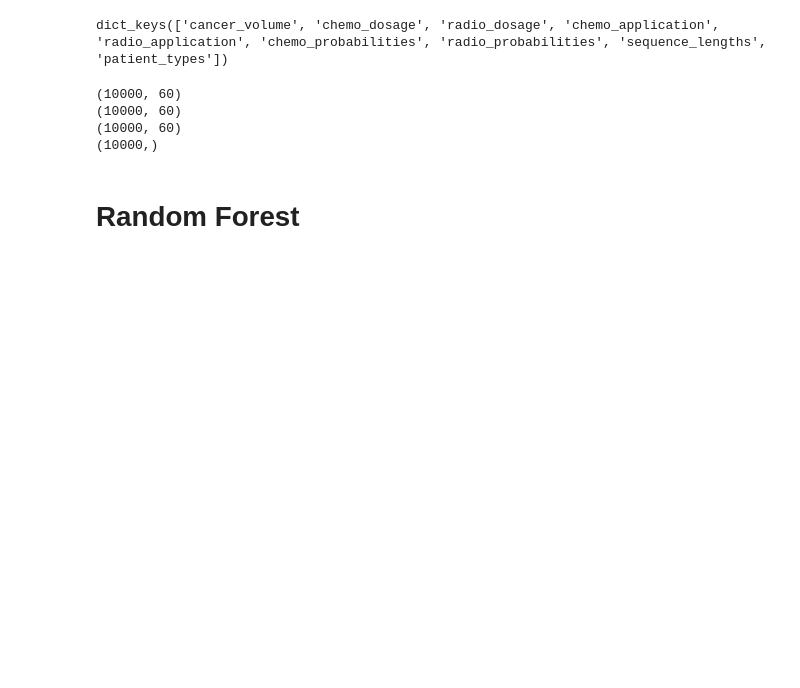
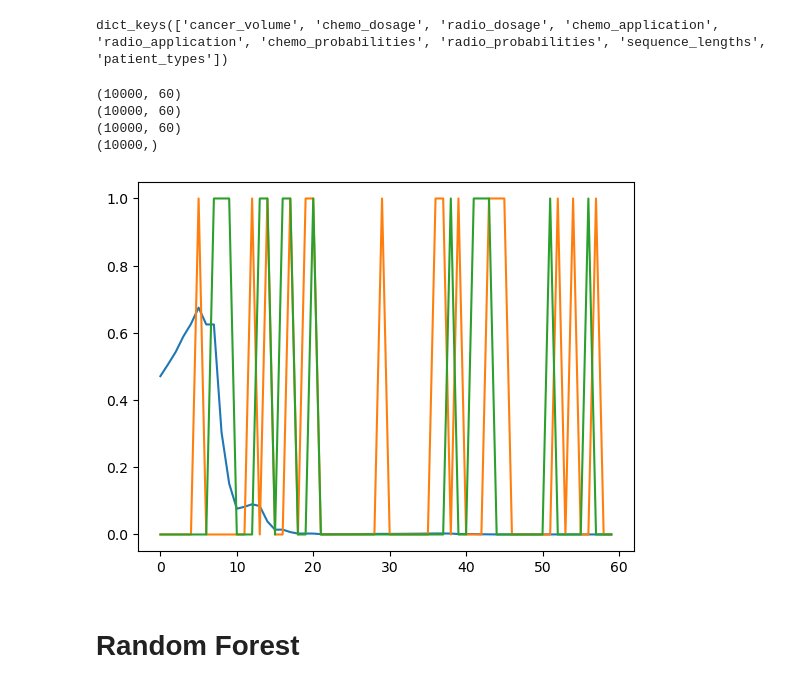
Before and after one commit to dormoyi/Cancer_Optimal_Treatment_Policy, a Jupyter notebook: tabular_method.ipynb, the cells around one changed output. Cells and saved outputs as stored; diff of their text form; code cells hidden in the pictures; blank space fills up the shorter version.

```diff
--- a/tabular_method.ipynb
+++ b/tabular_method.ipynb
@@ -31,10 +32,10 @@ dict_keys(['cancer_volume', 'chemo_dosage', 'radio_dosage', 'chemo_application',
 # %%
 cancer_volume = results['training_data']['cancer_volume']
 print(cancer_volume.shape)
-chemo_dosage = results['training_data']['chemo_dosage']
-print(chemo_dosage.shape)
-radiation_dosage = results['training_data']['radio_dosage']
-print(radiation_dosage.shape)
+chemo_application = results['training_data']['chemo_application']
+print(chemo_application.shape)
+radiation_application = results['training_data']['radio_application']
+print(radiation_application.shape)
 patient_type = results['training_data']['patient_types']
 print(patient_type.shape)
 # %% [output]
@@ -42,6 +43,14 @@ print(patient_type.shape)
 (10000, 60)
 (10000, 60)
 (10000,)
+# %%
+import matplotlib.pyplot as plt
+plt.plot(cancer_volume[0, :])
+plt.plot(chemo_application[0, :])
+plt.plot(radiation_application[0, :])
+plt.show()
+# %% [output]
+[figure, added]
 # %% [markdown]
 # Random Forest
 # %% [markdown]
```
Also changed, not shown: parts of 21 cells of this notebook, 28 other files.
